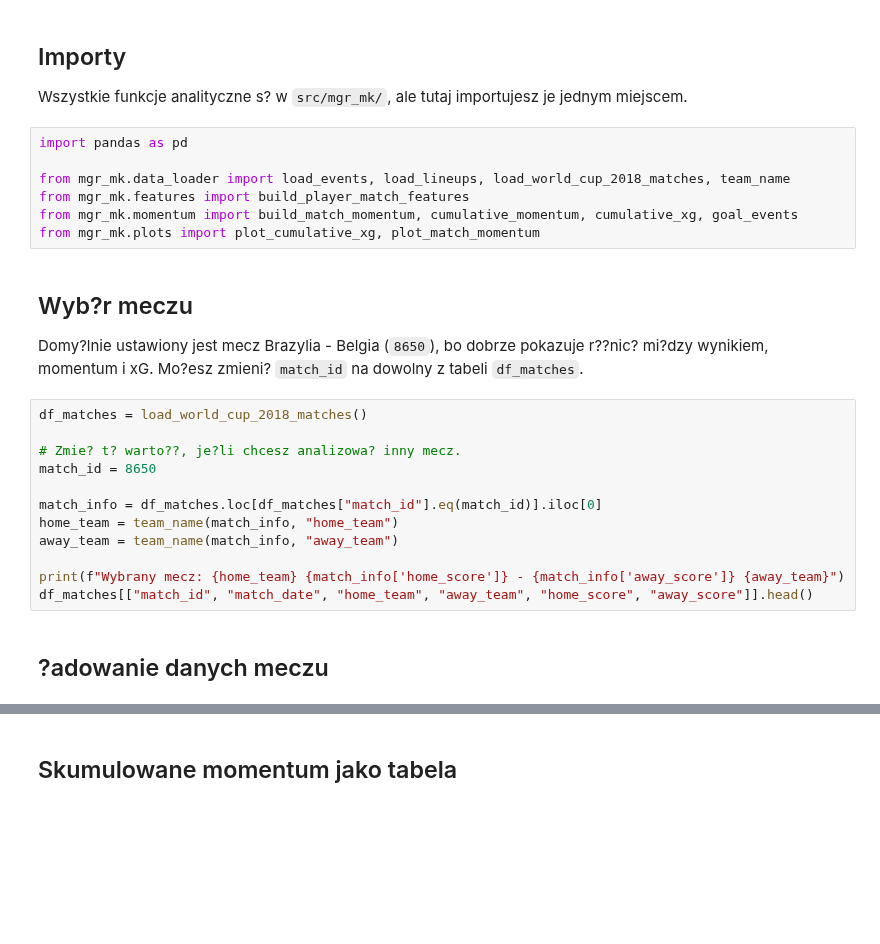
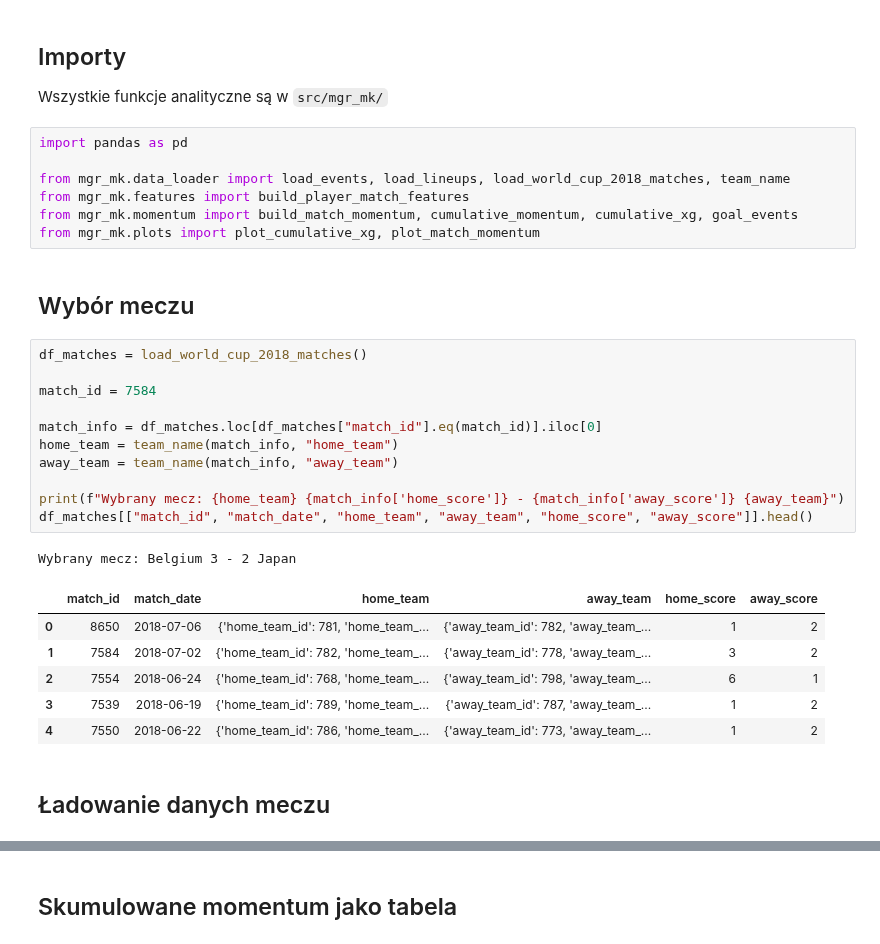
Before and after one commit to mkoczkodaj/MGR_MK, a Jupyter notebook: notebooks/00_glowny_notebook.ipynb, the cells around one changed output, grey strips where cells are left out. Cells and saved outputs as stored; diff of their text form; blank space fills up the shorter version.

```diff
--- a/notebooks/00_glowny_notebook.ipynb
+++ b/notebooks/00_glowny_notebook.ipynb
@@ -20,7 +22,7 @@ print("Source dir:", SRC_DIR)
 # %% [markdown]
 ## Importy
 
-Wszystkie funkcje analityczne s? w `src/mgr_mk/`, ale tutaj importujesz je jednym miejscem.
+Wszystkie funkcje analityczne są w `src/mgr_mk/`
 # %%
 import pandas as pd
 
@@ -28,24 +30,29 @@ from mgr_mk.data_loader import load_events, load_lineups, load_world_cup_2018_ma
 from mgr_mk.features import build_player_match_features
 from mgr_mk.momentum import build_match_momentum, cumulative_momentum, cumulative_xg, goal_events
 from mgr_mk.plots import plot_cumulative_xg, plot_match_momentum
-# %% [markdown]
-## Wyb?r meczu
-
-Domy?lnie ustawiony jest mecz Brazylia - Belgia (`8650`), bo dobrze pokazuje r??nic? mi?dzy wynikiem, momentum i xG. Mo?esz zmieni? `match_id` na dowolny z tabeli `df_matches`.
+# %% [markdown]
+## Wybór meczu
 # %%
 df_matches = load_world_cup_2018_matches()
 
-# Zmie? t? warto??, je?li chcesz analizowa? inny mecz.
-match_id = 8650
+match_id = 7584
 
 match_info = df_matches.loc[df_matches["match_id"].eq(match_id)].iloc[0]
 home_team = team_name(match_info, "home_team")
 away_team = team_name(match_info, "away_team")
 
 print(f"Wybrany mecz: {home_team} {match_info['home_score']} - {match_info['away_score']} {away_team}")
 df_matches[["match_id", "match_date", "home_team", "away_team", "home_score", "away_score"]].head()
+# %% [output]
+Wybrany mecz: Belgium 3 - 2 Japan
+|  | match_id | match_date | home_team | away_team | home_score | away_score |
+| 0 | 8650 | 2018-07-06 | {'home_team_id': 781, 'home_team_... | {'away_team_id': 782, 'away_team_... | 1 | 2 |
+| 1 | 7584 | 2018-07-02 | {'home_team_id': 782, 'home_team_... | {'away_team_id': 778, 'away_team_... | 3 | 2 |
+| 2 | 7554 | 2018-06-24 | {'home_team_id': 768, 'home_team_... | {'away_team_id': 798, 'away_team_... | 6 | 1 |
+| 3 | 7539 | 2018-06-19 | {'home_team_id': 789, 'home_team_... | {'away_team_id': 787, 'away_team_... | 1 | 2 |
+| 4 | 7550 | 2018-06-22 | {'home_team_id': 786, 'home_team_... | {'away_team_id': 773, 'away_team_... | 1 | 2 |
 # %% [markdown]
-## ?adowanie danych meczu
+## Ładowanie danych meczu
 # %%
 df_events = load_events(match_id)
 lineups = load_lineups(match_id)
```
Also changed, not shown: parts of 17 cells of this notebook, 6 other files.
